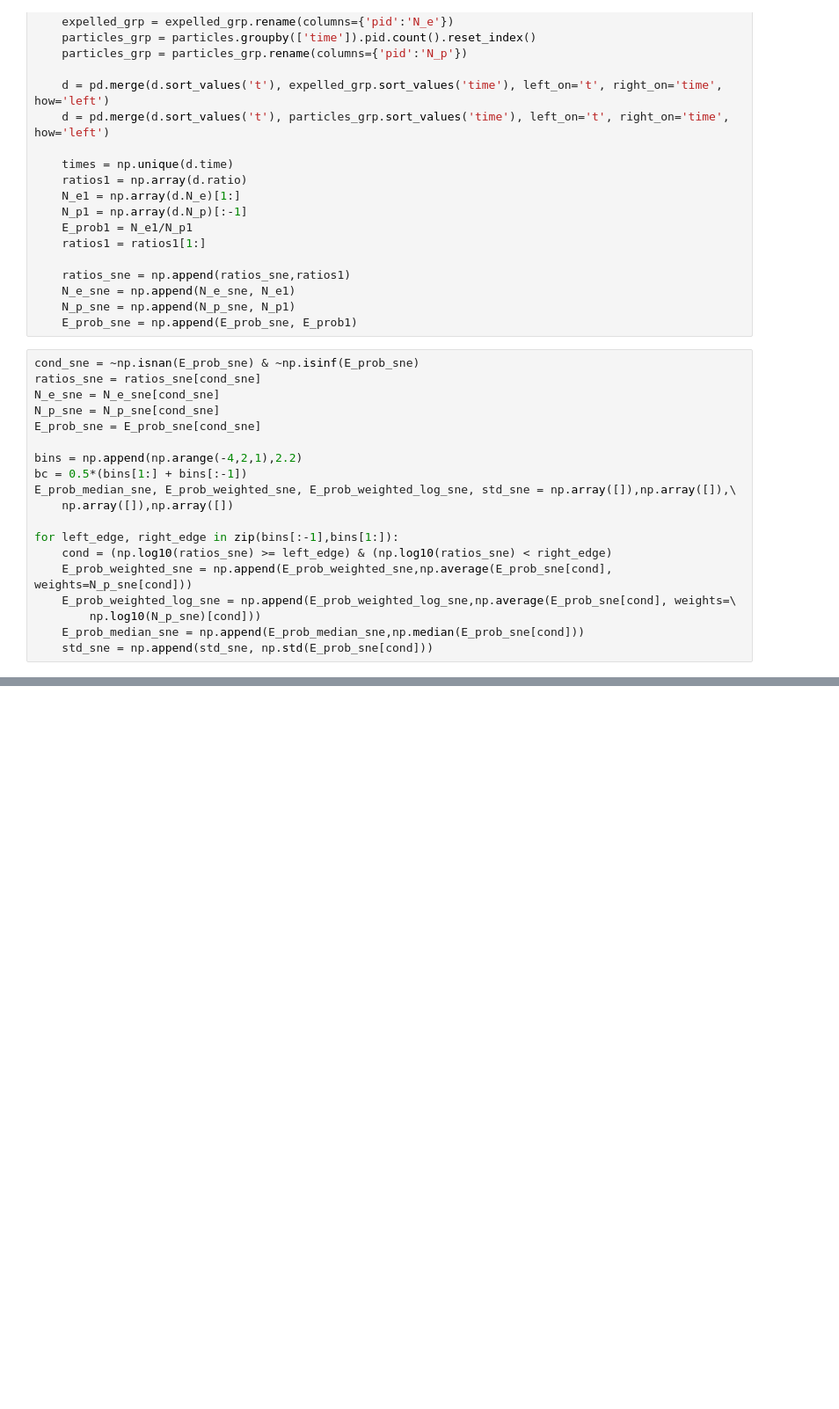
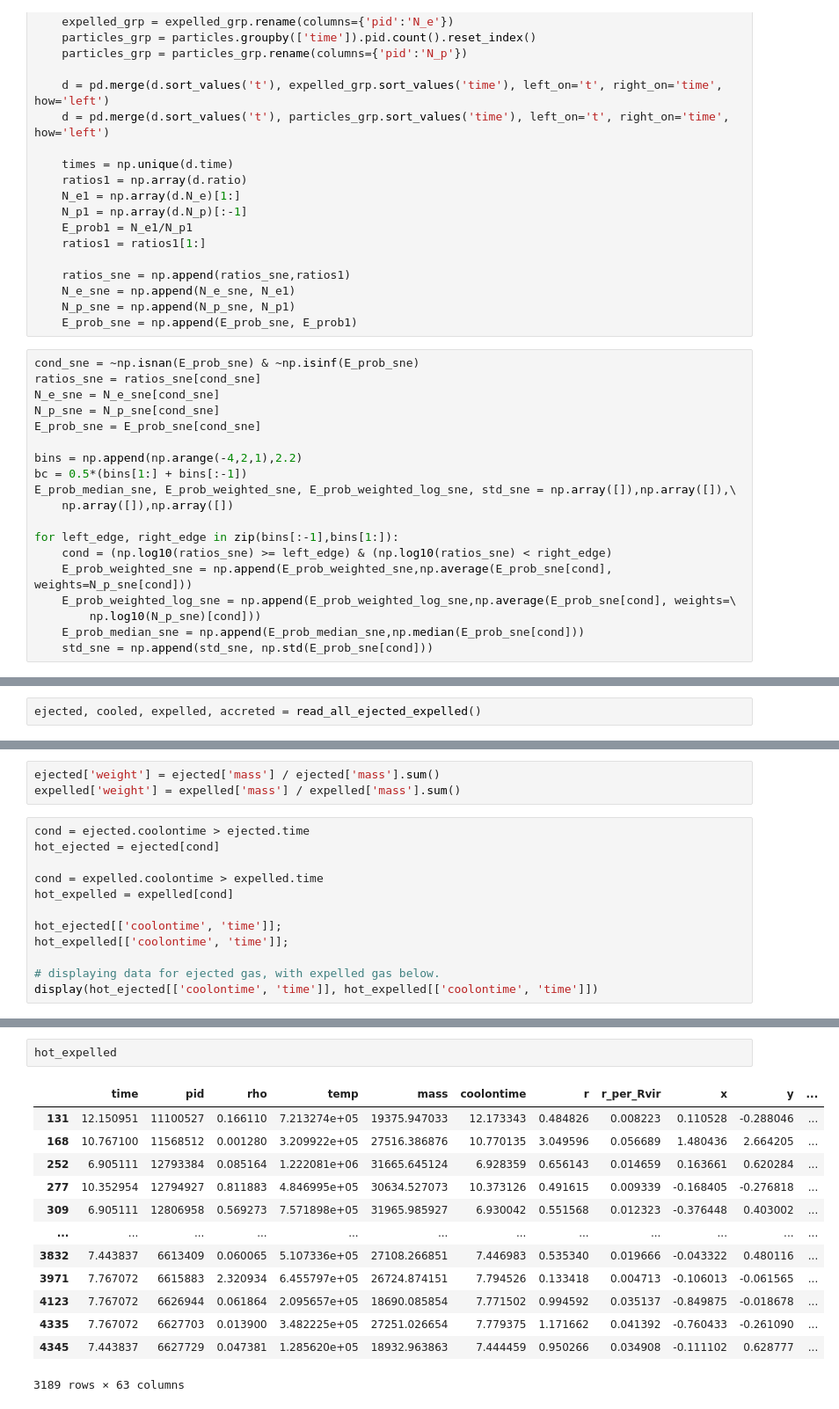
Before and after one commit to leoglonz/Astro_map, a Jupyter notebook: ah_supplement.ipynb, the cells around one changed output, grey strips where cells are left out. Shown: that part at 88% size. Saved outputs shown, nothing was run; the diff lists cells and outputs as text; blank space fills up the shorter version.

```diff
--- a/ah_supplement.ipynb
+++ b/ah_supplement.ipynb
@@ -159,0 +186,2 @@ ____
+# %%
+ejected, cooled, expelled, accreted = read_all_ejected_expelled()
@@ -159,0 +203,15 @@ ____
+# %%
+ejected['weight'] = ejected['mass'] / ejected['mass'].sum()
+expelled['weight'] = expelled['mass'] / expelled['mass'].sum()
+# %%
+cond = ejected.coolontime > ejected.time
+hot_ejected = ejected[cond]
+
+cond = expelled.coolontime > expelled.time
+hot_expelled = expelled[cond]
+
+hot_ejected[['coolontime', 'time']];
+hot_expelled[['coolontime', 'time']];
+
+# displaying data for ejected gas, with expelled gas below.
+display(hot_ejected[['coolontime', 'time']], hot_expelled[['coolontime', 'time']])
@@ -159,0 +245,16 @@ ____
+# %%
+hot_expelled
+# %% [output]
+|  | time | pid | rho | temp | mass | coolontime | r | r_per_Rvir | x | y | ... |
+| 131 | 12.150951 | 11100527 | 0.166110 | 7.213274e+05 | 19375.947033 | 12.173343 | 0.484826 | 0.008223 | 0.110528 | -0.288046 | ... |
+| 168 | 10.767100 | 11568512 | 0.001280 | 3.209922e+05 | 27516.386876 | 10.770135 | 3.049596 | 0.056689 | 1.480436 | 2.664205 | ... |
+| 252 | 6.905111 | 12793384 | 0.085164 | 1.222081e+06 | 31665.645124 | 6.928359 | 0.656143 | 0.014659 | 0.163661 | 0.620284 | ... |
+| 277 | 10.352954 | 12794927 | 0.811883 | 4.846995e+05 | 30634.527073 | 10.373126 | 0.491615 | 0.009339 | -0.168405 | -0.276818 | ... |
+| 309 | 6.905111 | 12806958 | 0.569273 | 7.571898e+05 | 31965.985927 | 6.930042 | 0.551568 | 0.012323 | -0.376448 | 0.403002 | ... |
+| ... | ... | ... | ... | ... | ... | ... | ... | ... | ... | ... | ... |
+| 3832 | 7.443837 | 6613409 | 0.060065 | 5.107336e+05 | 27108.266851 | 7.446983 | 0.535340 | 0.019666 | -0.043322 | 0.480116 | ... |
+| 3971 | 7.767072 | 6615883 | 2.320934 | 6.455797e+05 | 26724.874151 | 7.794526 | 0.133418 | 0.004713 | -0.106013 | -0.061565 | ... |
+| 4123 | 7.767072 | 6626944 | 0.061864 | 2.095657e+05 | 18690.085854 | 7.771502 | 0.994592 | 0.035137 | -0.849875 | -0.018678 | ... |
+| 4335 | 7.767072 | 6627703 | 0.013900 | 3.482225e+05 | 27251.026654 | 7.779375 | 1.171662 | 0.041392 | -0.760433 | -0.261090 | ... |
+| 4345 | 7.443837 | 6627729 | 0.047381 | 1.285620e+05 | 18932.963863 | 7.444459 | 0.950266 | 0.034908 | -0.111102 | 0.628777 | ... |
+3189 rows × 63 columns
```
Also changed, not shown: parts of 30 cells of this notebook, 4 other files.
